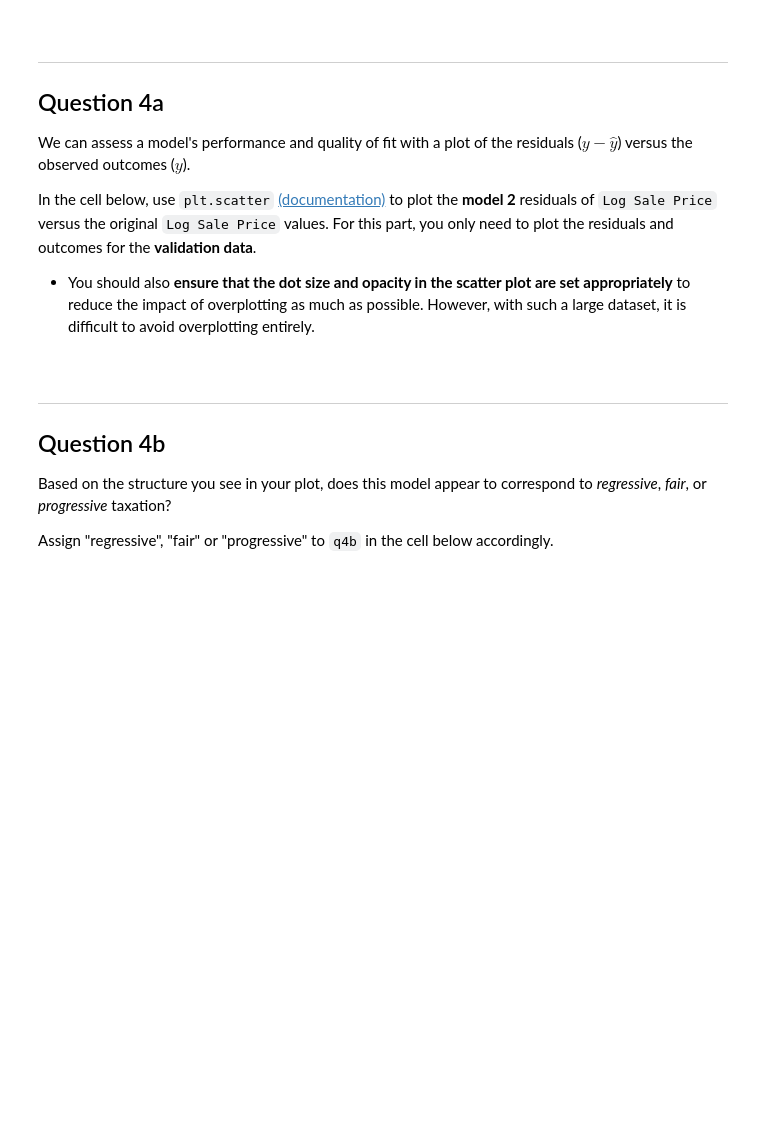
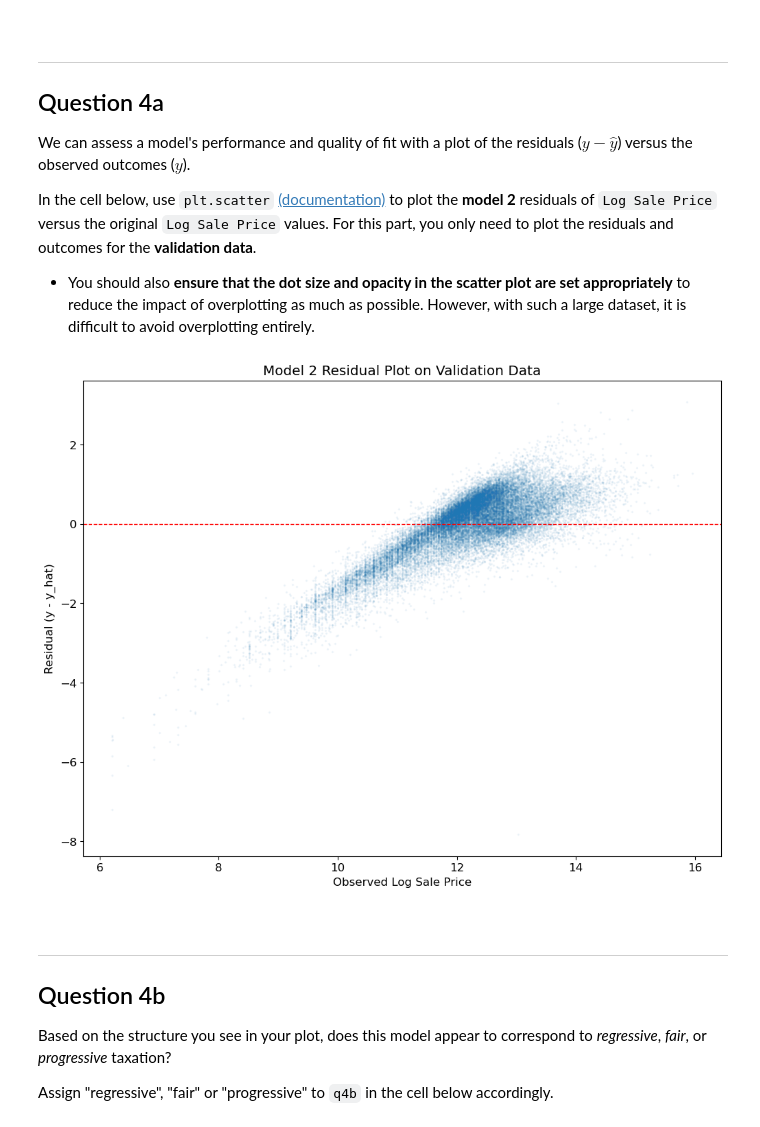
Before and after one commit to zaddle55/sp26-ds100-material, a Jupyter notebook: proj/projA2/projA2.ipynb, the cells around one changed output. Drawn from its saved outputs; the diff is of its cells as text; code cells hidden in the pictures; blank space fills up the shorter version.

```diff
--- a/proj/projA2/projA2.ipynb
+++ b/proj/projA2/projA2.ipynb
@@ -640,15 +627,15 @@ Assign the predicted values from both of your models on the training and validat
 **Note**: To make sure you understand how to compute the correct predicted values for both the training and validation data set, there won't be any hidden tests for this part.
 # %%
 # Fit the 1st model
-...
+linear_model_m1.fit(X_train_m1, Y_train_m1)
 # Compute the fitted and predicted values of Log Sale Price for 1st model
-Y_fitted_m1 = ...
-Y_predicted_m1 = ...
+Y_fitted_m1 = linear_model_m1.predict(X_train_m1)
+Y_predicted_m1 = linear_model_m1.predict(X_valid_m1)
 
 # Fit the 2nd model
-...
+linear_model_m2.fit(X_train_m2, Y_train_m2)
 # Compute the fitted and predicted values of Log Sale Price for 2nd model
-Y_fitted_m2 = ...
-Y_predicted_m2 = ...
+Y_fitted_m2 = linear_model_m2.predict(X_train_m2)
+Y_predicted_m2 = linear_model_m2.predict(X_valid_m2)
 # %%
 grader.check("q3c")
@@ -689,6 +678,14 @@ We can assess a model's performance and quality of fit with a plot of the residu
 In the cell below, use `plt.scatter` [(documentation)](https://matplotlib.org/stable/api/_as_gen/matplotlib.pyplot.scatter.html) to plot the **model 2** residuals of `Log Sale Price` versus the original `Log Sale Price` values. For this part, you only need to plot the residuals and outcomes for the **validation data**.
 
 - You should also **ensure that the dot size and opacity in the scatter plot are set appropriately** to reduce the impact of overplotting as much as possible. However, with such a large dataset, it is difficult to avoid overplotting entirely.
+# %%
+plt.scatter(Y_valid_m2, Y_valid_m2 - Y_predicted_m2, s=2, alpha=0.05)
+plt.axhline(0, color='red', linestyle='--', linewidth=1)
+plt.xlabel('Observed Log Sale Price')
+plt.ylabel('Residual (y - y_hat)')
+plt.title('Model 2 Residual Plot on Validation Data');
+# %% [output]
+[figure, added]
 # %% [markdown]
 <!-- END QUESTION -->
 
```
Also changed, not shown: parts of 41 cells of this notebook.
